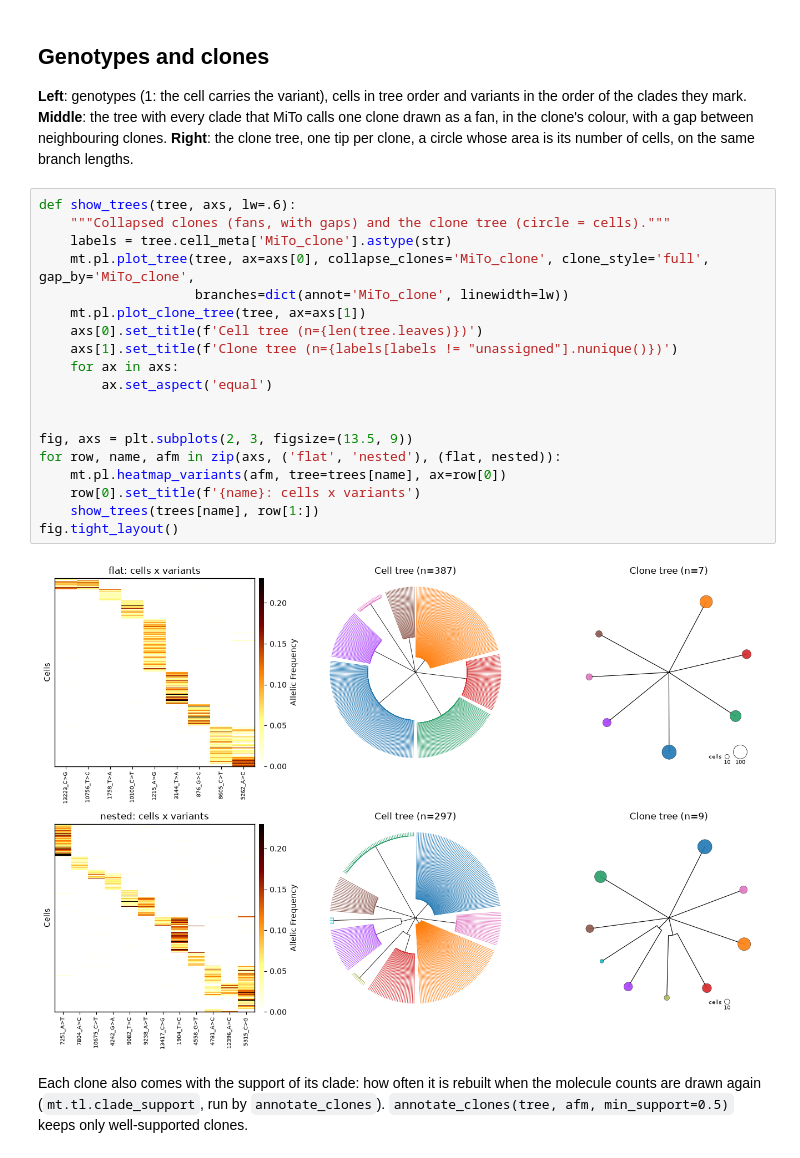
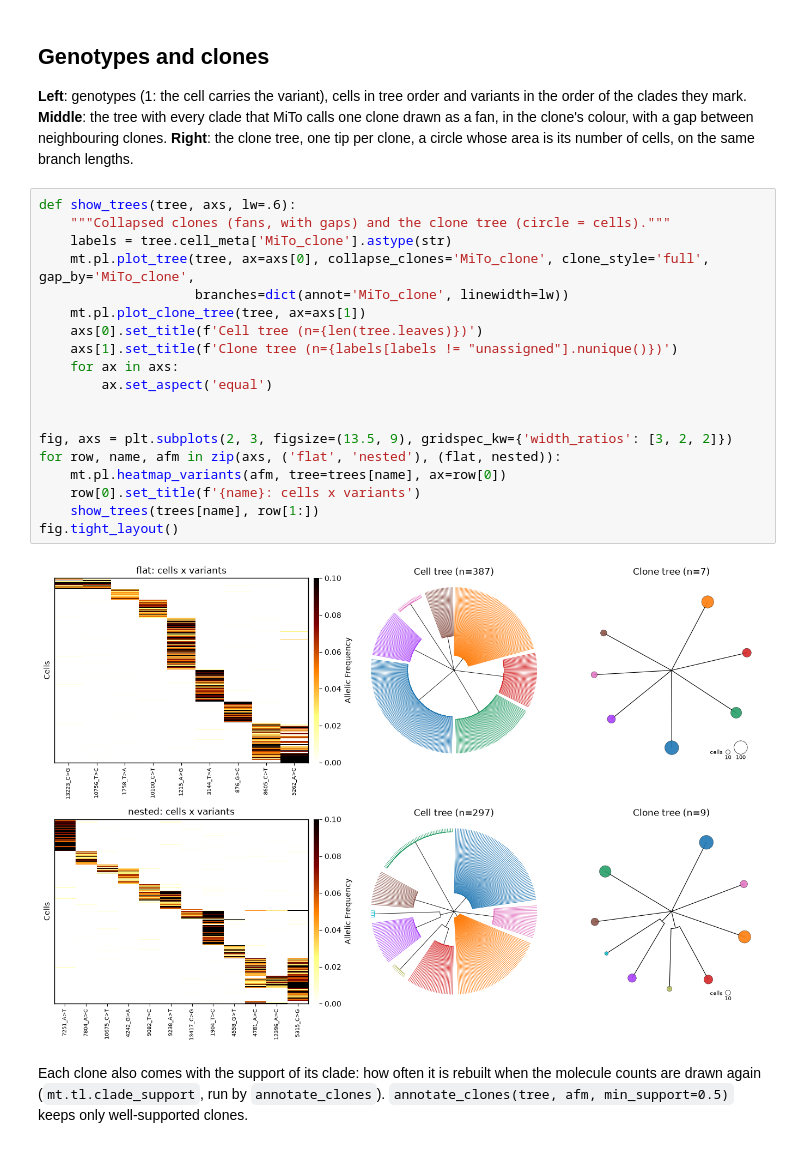
Before and after one commit to andrecossa5/MiTo, a Jupyter notebook: docs/source/getting_started.ipynb, the cells around one changed output. Saved outputs shown, nothing was run; the diff lists cells and outputs as text.

Commit message:
heatmap_variants: vmax 0.1 by default; tutorial figures with width ratios 3:2:2
Co-Authored-By: Claude Sonnet 5.5 <noreply@anthropic.com>

```diff
--- a/docs/source/getting_started.ipynb
+++ b/docs/source/getting_started.ipynb
@@ -102,24 +102,24 @@ cells, on the same branch lengths.
 # %%
 def show_trees(tree, axs, lw=.6):
     """Collapsed clones (fans, with gaps) and the clone tree (circle = cells)."""
     labels = tree.cell_meta['MiTo_clone'].astype(str)
     mt.pl.plot_tree(tree, ax=axs[0], collapse_clones='MiTo_clone', clone_style='full', gap_by='MiTo_clone',
                     branches=dict(annot='MiTo_clone', linewidth=lw))
     mt.pl.plot_clone_tree(tree, ax=axs[1])
     axs[0].set_title(f'Cell tree (n={len(tree.leaves)})')
     axs[1].set_title(f'Clone tree (n={labels[labels != "unassigned"].nunique()})')
     for ax in axs:
         ax.set_aspect('equal')
 
 
-fig, axs = plt.subplots(2, 3, figsize=(13.5, 9))
+fig, axs = plt.subplots(2, 3, figsize=(13.5, 9), gridspec_kw={'width_ratios': [3, 2, 2]})
 for row, name, afm in zip(axs, ('flat', 'nested'), (flat, nested)):
     mt.pl.heatmap_variants(afm, tree=trees[name], ax=row[0])
     row[0].set_title(f'{name}: cells x variants')
     show_trees(trees[name], row[1:])
 fig.tight_layout()
 # %% [output]
-[figure, old version]
+[figure, new version]
 # %% [markdown]
 Each clone also comes with the support of its clade: how often it is rebuilt when the
 molecule counts are drawn again (`mt.tl.clade_support`, run by `annotate_clones`).
```
Also changed, not shown: 2 other files.
